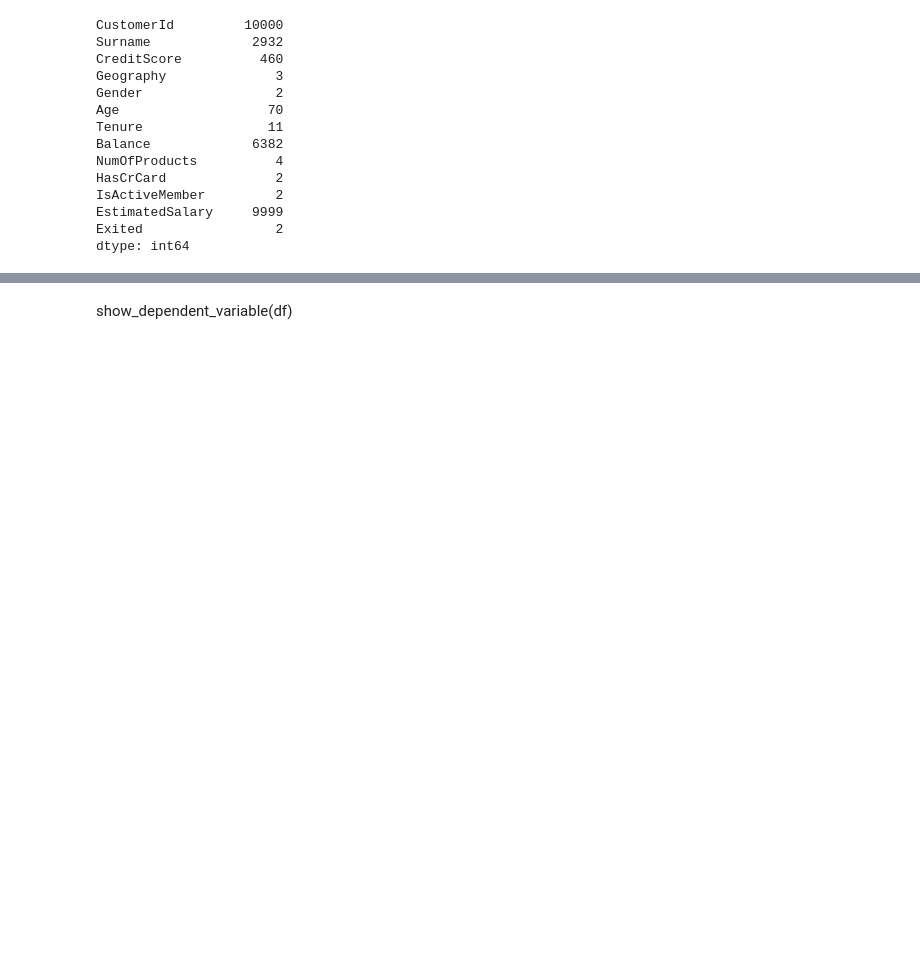
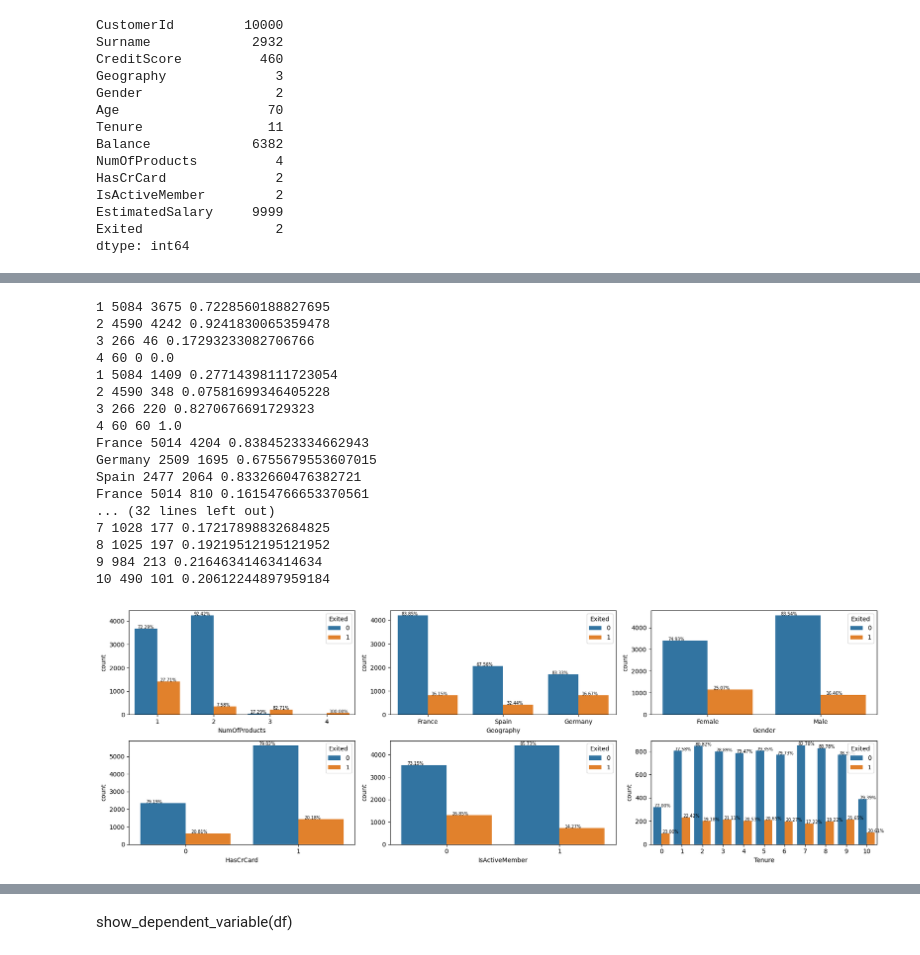
Before and after one commit to maxl-96/Case-Study-1-Project-1, a Jupyter notebook: notebook.ipynb, the cells around one changed output, grey strips where cells are left out. Drawn from its saved outputs; the diff is of its cells as text; code cells hidden in the pictures; blank space fills up the shorter version.

```diff
--- a/notebook.ipynb
+++ b/notebook.ipynb
@@ -113,8 +270,6 @@ df.Age.plot.hist();
 # %%
-dependent_variable_name = "Exited"
+
 def show_dependent_variable(df):
-#     sns.countplot(data = df, x = dependent_variable_name, label = 'Count') \
-#     .set_title(dependent_variable_name + ' dependent variable situation', fontsize = 18, color = 'r')
     fig, axarr = plt.subplots(2, 3, figsize=(18, 6))
     sns.countplot(x = 'Geography', hue = 'Exited',data = df, ax = axarr[0][0])
     sns.countplot(x = 'Gender', hue = 'Exited',data = df, ax = axarr[0][1])
@@ -122,7 +277,5 @@ def show_dependent_variable(df):
     sns.countplot(x = 'IsActiveMember', hue = 'Exited',data = df, ax = axarr[1][0])
     sns.countplot(x = 'NumOfProducts', hue = 'Exited',data = df, ax = axarr[1][1])
     sns.countplot(x = 'Tenure', hue = 'Exited',data = df, ax = axarr[1][2])
-    zero, one = df[dependent_variable_name].value_counts()
-    print("Dependent variable distribution;")
-    print(dependent_variable_name + " 0 count:", zero)
-    print(dependent_variable_name + " 1 count:", one)
+
+show_dependent_variable(df)
@@ -128,0 +299,58 @@ def show_dependent_variable(df):
+# %%
+def with_hue(plot, feature, df):
+    patch = [p for p in plot.patches]
+
+    feature_categories = np.sort(df[feature].unique())
+    exited_categories = np.sort(df['Exited'].unique())
+
+    abc = 0
+    for i in exited_categories:
+        for j, cats in enumerate(feature_categories):
+
+            total = df[df[feature] == cats]["Exited"].count()
+
+            if total > 0:
+                filtered_count = df[(df[feature] == cats) & (df['Exited'] == i)].shape[0]
+
+                pct = "{:.2f}%".format(round(100 * (filtered_count / total), 2))
+
+                if filtered_count != 0:
+                    patch_index = j + i * len(feature_categories)  # Make sure it's an integer index
+                    x = patch[patch_index-abc].get_x() + patch[patch_index-abc].get_width() / 2 - 0.15
+                    y = patch[patch_index-abc].get_y() + patch[patch_index-abc].get_height()
+                    plot.annotate(pct, (x, y), size=7)
+                else:
+                    abc += 1
+
+def show_dependent_variable(df):
+    fig, axarr = plt.subplots(2, 3, figsize=(18, 6))
+    categorical_val = ["NumOfProducts", "Geography", "Gender", "HasCrCard", "IsActiveMember", "Tenure"]
+
+    for i, n in enumerate(categorical_val):
+        ax_ = axarr[i // 3][i % 3]
+        sns.countplot(x = n, hue="Exited", data=df, ax=ax_)
+        with_hue(ax_, str(n), df)
+
+    plt.tight_layout()
+    plt.show()
+
+show_dependent_variable(df)
+# %% [output]
+1 5084 3675 0.7228560188827695
+2 4590 4242 0.9241830065359478
+3 266 46 0.17293233082706766
+4 60 0 0.0
+1 5084 1409 0.27714398111723054
+2 4590 348 0.07581699346405228
+3 266 220 0.8270676691729323
+4 60 60 1.0
+France 5014 4204 0.8384523334662943
+Germany 2509 1695 0.6755679553607015
+Spain 2477 2064 0.8332660476382721
+France 5014 810 0.16154766653370561
+... (32 lines left out)
+7 1028 177 0.17217898832684825
+8 1025 197 0.19219512195121952
+9 984 213 0.21646341463414634
+10 490 101 0.20612244897959184
+[figure, added]
```
Also changed, not shown: parts of 24 cells of this notebook.
